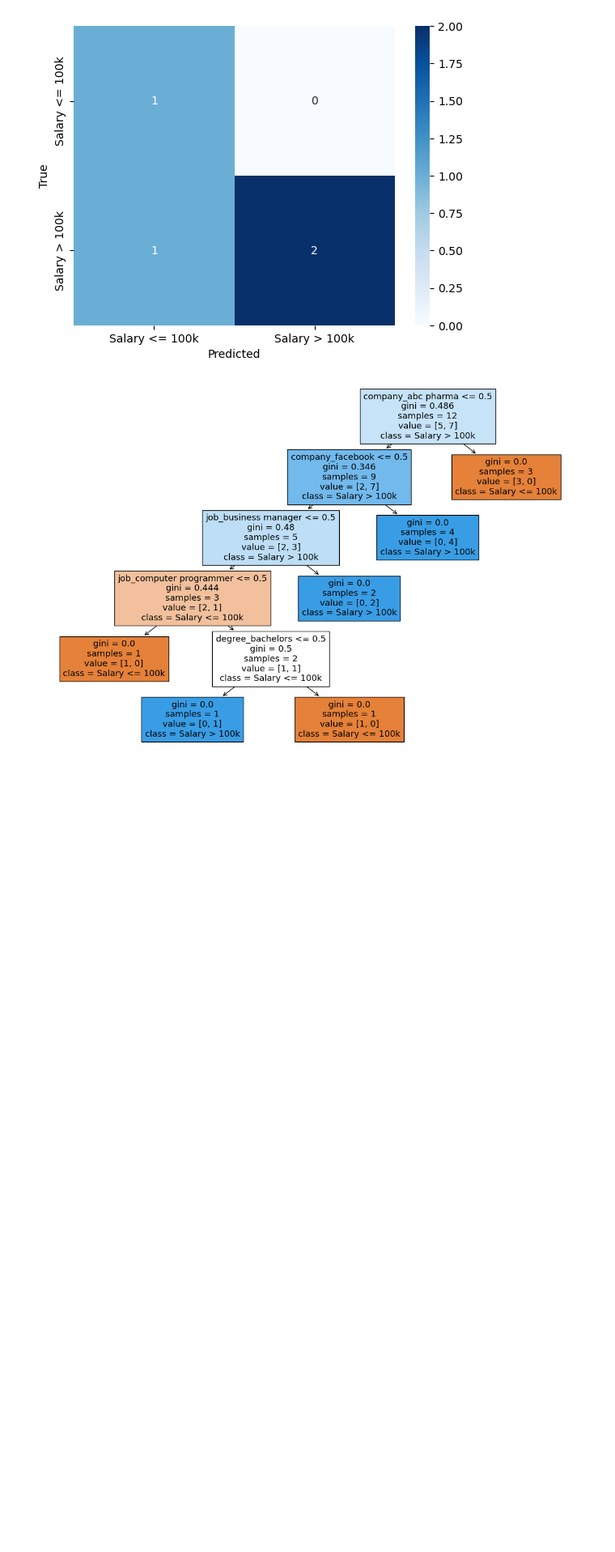
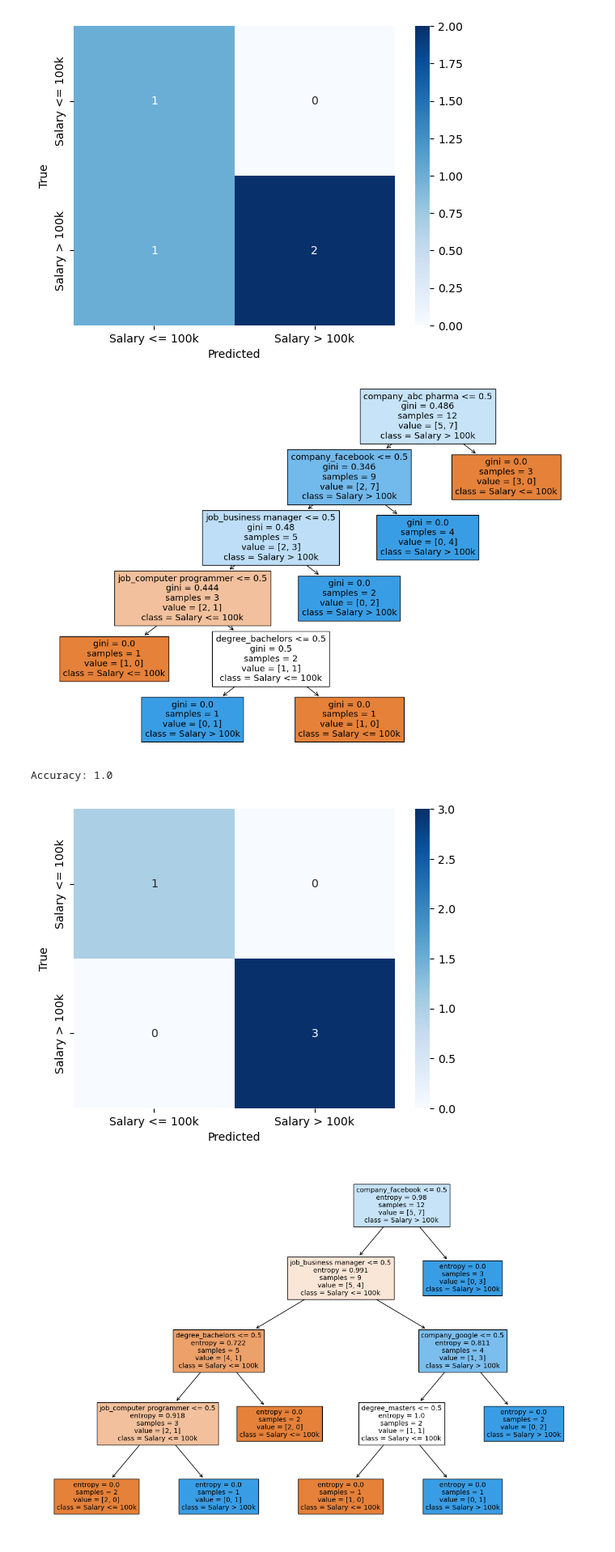
Before and after one commit to amjad718/Data_Science, a Jupyter notebook: CO3/DECISION TREE/decisionTreeClassifier.ipynb, the cells around one changed output. Shown at 81% size. Drawn from its saved outputs; the diff is of its cells as text; code cells hidden in the pictures; blank space fills up the shorter version.

```diff
--- a/CO3/DECISION TREE/decisionTreeClassifier.ipynb
+++ b/CO3/DECISION TREE/decisionTreeClassifier.ipynb
@@ -56,3 +56,61 @@ plt.show()
 Accuracy: 0.75
 [figure]
 [figure]
+# %%
+import numpy as np
+import pandas as pd
+from sklearn.model_selection import train_test_split
+from sklearn.tree import DecisionTreeClassifier, export_text, plot_tree
+from sklearn.metrics import accuracy_score, confusion_matrix
+import matplotlib.pyplot as plt
+import seaborn as sns
+
+data = pd.read_csv('salaries.csv')
+
+# Convert column names to lowercase
+data.columns = data.columns.str.lower()
+
+# Separate features and labels
+X = data.drop('salary_more_then_100k', axis=1)  # Features
+y = data['salary_more_then_100k']  # Labels
+
+# Convert categorical variables to numerical using one-hot encoding
+X_encoded = pd.get_dummies(X)
+
+# Split the data into training and testing sets
+X_train, X_test, y_train, y_test = train_test_split(X_encoded, y, test_size=0.2, random_state=40)
+
+# Create a decision tree classifier with entropy as the criterion and max depth set to a specific value (e.g., 3)
+clf = DecisionTreeClassifier(criterion='entropy', max_depth=4, random_state=40)
+
+# Train the model
+clf.fit(X_train, y_train)
+
+# Make predictions on the test set
+y_pred = clf.predict(X_test)
+
+# Evaluate the model
+accuracy = accuracy_score(y_test, y_pred)
+print(f'Accuracy: {accuracy}')
+
+# Display confusion matrix properly
+conf_matrix = confusion_matrix(y_test, y_pred)
+
+# Print the confusion matrix in a heatmap
+sns.heatmap(conf_matrix, annot=True, fmt='d', cmap='Blues', xticklabels=['Salary <= 100k', 'Salary > 100k'], yticklabels=['Salary <= 100k', 'Salary > 100k'])
+plt.xlabel('Predicted')
+plt.ylabel('True')
+plt.show()
+
+# # Display the decision tree rules
+# tree_rules = export_text(clf, feature_names=list(X_encoded.columns))
+# print(f'Decision Tree Rules:\n{tree_rules}')
+
+# Plot the decision tree
+plt.figure(figsize=(15, 10))
+plot_tree(clf, filled=True, feature_names=list(X_encoded.columns), class_names=['Salary <= 100k', 'Salary > 100k'])
+plt.show()
+# %% [output]
+Accuracy: 1.0
+[figure, added]
+[figure, added]
```
